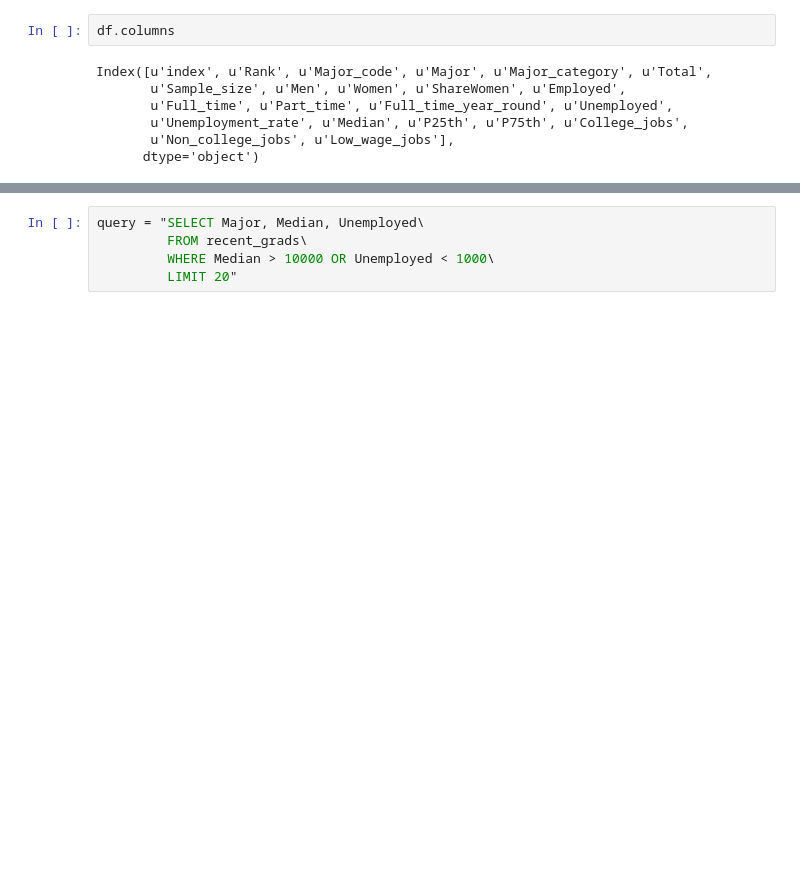
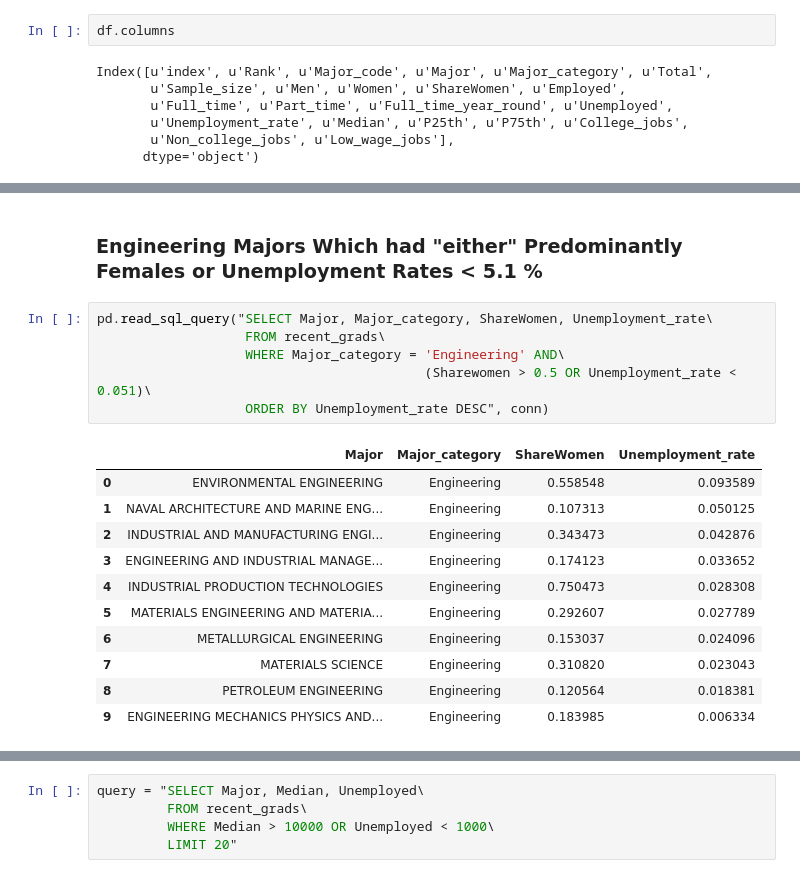
Before and after one commit to FightingInertia/SQL_Fundamentals-Intro_To_SQL, a Jupyter notebook: Introduction to SQL.ipynb, the cells around one changed output, grey strips where cells are left out. Saved outputs shown, nothing was run; the diff lists cells and outputs as text; blank space fills up the shorter version.

```diff
--- a/Introduction to SQL.ipynb
+++ b/Introduction to SQL.ipynb
@@ -92,0 +136,20 @@ pd.read_sql_query(query, conn)
+# %% [markdown]
+### Engineering Majors Which had "either" Predominantly Females or Unemployment Rates < 5.1 %
+# %%
+pd.read_sql_query("SELECT Major, Major_category, ShareWomen, Unemployment_rate\
+                   FROM recent_grads\
+                   WHERE Major_category = 'Engineering' AND\
+                                          (Sharewomen > 0.5 OR Unemployment_rate < 0.051)\
+                   ORDER BY Unemployment_rate DESC", conn)
+# %% [output]
+|  | Major | Major_category | ShareWomen | Unemployment_rate |
+| 0 | ENVIRONMENTAL ENGINEERING | Engineering | 0.558548 | 0.093589 |
+| 1 | NAVAL ARCHITECTURE AND MARINE ENG... | Engineering | 0.107313 | 0.050125 |
+| 2 | INDUSTRIAL AND MANUFACTURING ENGI... | Engineering | 0.343473 | 0.042876 |
+| 3 | ENGINEERING AND INDUSTRIAL MANAGE... | Engineering | 0.174123 | 0.033652 |
+| 4 | INDUSTRIAL PRODUCTION TECHNOLOGIES | Engineering | 0.750473 | 0.028308 |
+| 5 | MATERIALS ENGINEERING AND MATERIA... | Engineering | 0.292607 | 0.027789 |
+| 6 | METALLURGICAL ENGINEERING | Engineering | 0.153037 | 0.024096 |
+| 7 | MATERIALS SCIENCE | Engineering | 0.310820 | 0.023043 |
+| 8 | PETROLEUM ENGINEERING | Engineering | 0.120564 | 0.018381 |
+| 9 | ENGINEERING MECHANICS PHYSICS AND... | Engineering | 0.183985 | 0.006334 |
```
Also changed, not shown: parts of 45 cells of this notebook.
